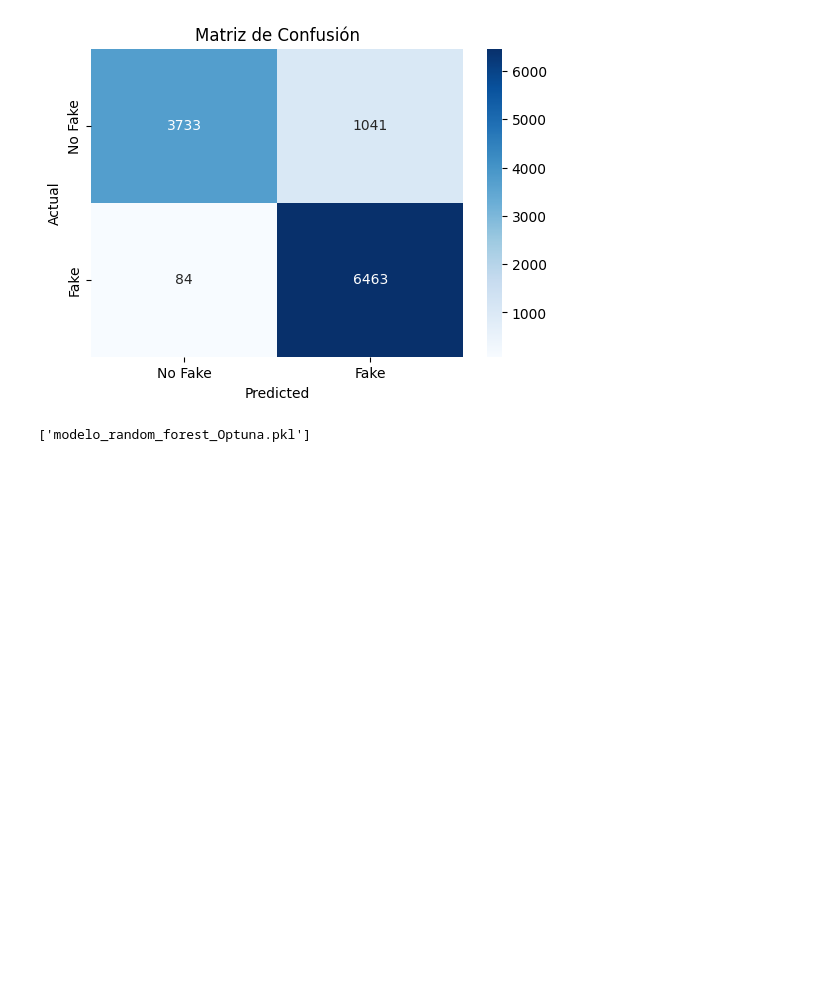
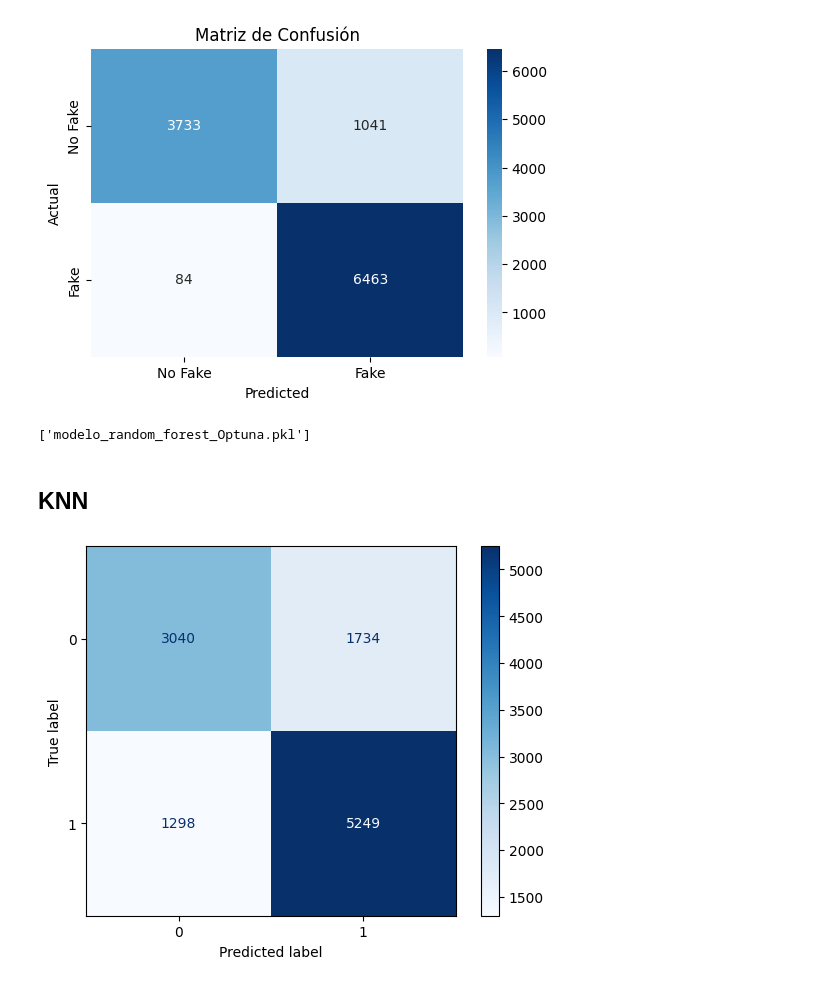
Before and after one commit to cflorido/Text-Analytics-Tool, a Jupyter notebook: code.ipynb, the cells around one changed output. Saved outputs shown, nothing was run; the diff lists cells and outputs as text; code cells hidden in the pictures; blank space fills up the shorter version.

```diff
--- a/code.ipynb
+++ b/code.ipynb
@@ -375,9 +375,10 @@ print(X_count.toarray()[0])
 # %%
 tf_idf_vectorizer = TfidfVectorizer()
 X_tf_idf = tf_idf_vectorizer.fit_transform(df_m['words1'])
+y_tf_idf = df_m['Label']
 print(X_tf_idf.shape)  # Dimensiones de la matriz (número de documentos, número de términos)
 
-print(X_tf_idf.toarray()[0])  # Representación TF-IDF del primer documento
+print(X_tf_idf.toarray()[0])
 # %% [output]
 (56602, 51714)
 [0. 0. 0. ... 0. 0. 0.]
@@ -719,3 +720,26 @@ import joblib
 joblib.dump(model, "modelo_random_forest_Optuna.pkl")
 # %% [output]
 ['modelo_random_forest_Optuna.pkl']
+# %% [markdown]
+## KNN
+# %%
+X_train_KNN, X_test_KNN, y_train_KNN, y_test_KNN = train_test_split(X_tf_idf, y_tf_idf, test_size=0.2, random_state=42)
+# %%
+from sklearn.metrics import ConfusionMatrixDisplay
+from sklearn.neighbors import KNeighborsClassifier
+from sklearn.metrics import confusion_matrix
+
+knn = KNeighborsClassifier()
+knn.fit(X_train_KNN, y_train_KNN)
+# Hacer predicciones
+y_pred_KNN = knn.predict(X_test_KNN)
+
+# Generar la matriz de confusión
+cm = confusion_matrix(y_test_KNN, y_pred_KNN)
+
+# Visualizar la matriz de confusión
+disp = ConfusionMatrixDisplay(confusion_matrix=cm, display_labels=knn.classes_)
+disp.plot(cmap=plt.cm.Blues)
+plt.show()
+# %% [output]
+[figure, added]
```
Also changed, not shown: parts of 1 cell of this notebook.
